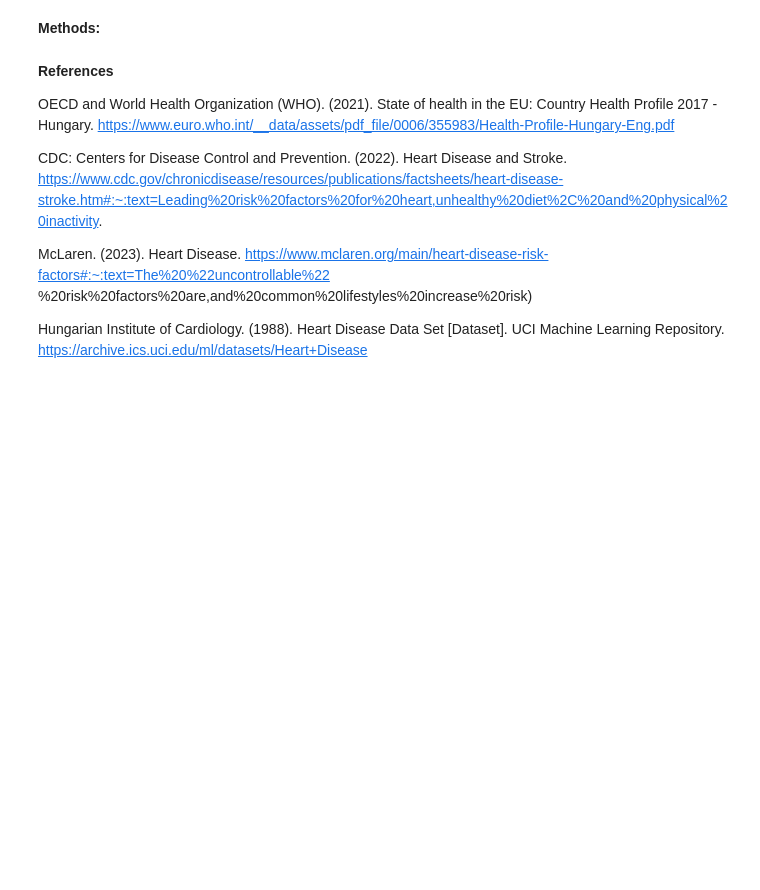
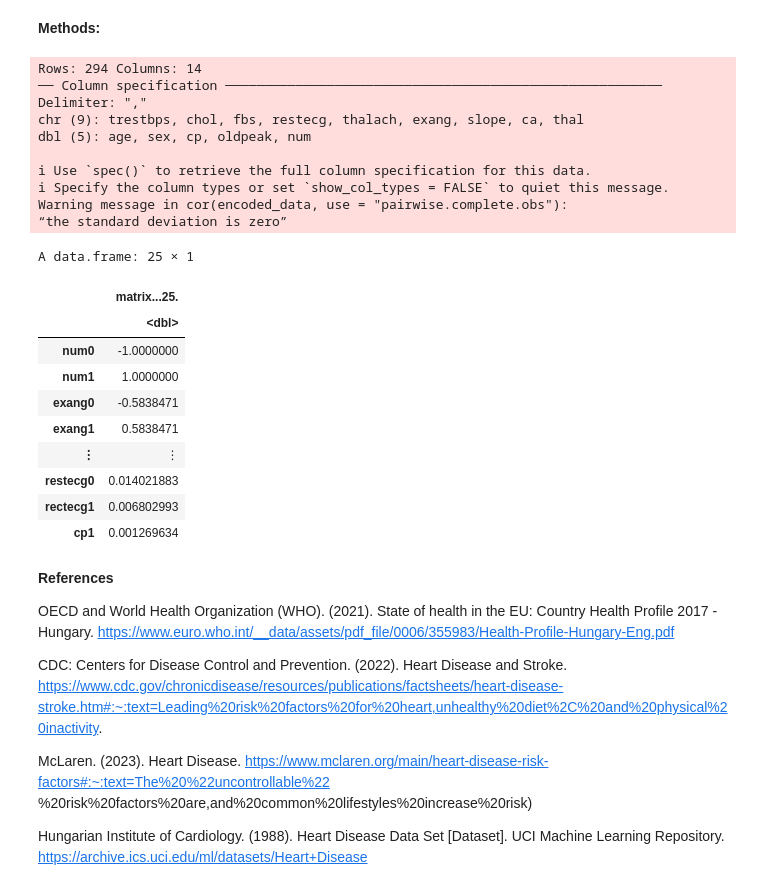
Before and after one commit to GeneRevo/DSCI100-007-Group10, a Jupyter notebook: 007_project_proposal.ipynb, the cells around one changed output. Drawn from its saved outputs; the diff is of its cells as text; code cells hidden in the pictures; blank space fills up the shorter version.

```diff
--- a/007_project_proposal.ipynb
+++ b/007_project_proposal.ipynb
@@ -176,5 +152,51 @@ Warning message:
 # %% [markdown]
 **Methods:**
+# %%
+#The loaded code + Any required changes and tidying (Data from Hungary)
+data <- read_csv("https://archive.ics.uci.edu/ml/machine-learning-databases/heart-disease/processed.hungarian.data",
+                          col_names = c("age", "sex", "cp", "trestbps", "chol", "fbs","restecg", "thalach", "exang", "oldpeak", "slope", "ca", "thal", "num"))
+
+#Changing any ? to NA in our dataset
+data[data=="?"]<-NA
+
+#Converting columns to correct type (mutate_if mutates columns based on provided conditions.) (mutate_at allows to mutate multiple columns to the same type)
+data <- data |> mutate_if(is.character, as.numeric) |> mutate_at(vars("sex", "cp", "fbs", "restecg", "exang", "ca", "thal", "num", "slope"), factor)
+
+#one-hot encoded data
+encoded_data <- data |> mutate(sex0 = ifelse(sex=="0",1,0), sex1 = ifelse(sex=="1",1,0),
+                      cp1 = ifelse(cp=="1",1,0), cp2 = ifelse(cp=="2",1,0), cp3 = ifelse(cp=="3",1,0), cp4 = ifelse(cp=="4",1,0),
+                      fbs0 = ifelse(fbs=="0",1,0), sex1 = ifelse(fbs=="1",1,0),
+                      restecg0 = ifelse( restecg=="0",1,0), rectecg1 = ifelse(restecg=="1",1,0), restecg2 = ifelse(restecg=="2",1,0),
+                      exang0 = ifelse(exang=="0",1,0), exang1 = ifelse(exang=="1",1,0),
+                      slope1 = ifelse(slope=="1",1,0), slope2 = ifelse(slope=="2",1,0), slope3 = ifelse(slope=="3",1,0),
+                      thal3 = ifelse(thal=="3",1,0), thal6 = ifelse(thal=="6",1,0), thal7 = ifelse(thal=="7",1,0),
+                      num0 = ifelse(num=="0",1,0), num1 = ifelse(num=="1",1,0)) |> select(-where(is.factor)) #Removing all factor coloumns from the dataframe.
+matrix <- cor(encoded_data, use = "pairwise.complete.obs") #creating a correlation matrix based on the above dataframe, and ignoring the NAs.
+num_df <- data.frame(matrix[,25]) #grabbing the 25th coloumn of the matrix as a dataframe.
+num_df <- num_df |> arrange(desc(abs(num_df))) #arranging the 25th column in a descending order based on absolute value to only account for the strength of the relationship not the direction.
+num_df
+# %% [output]
+Rows: 294 Columns: 14
+── Column specification ────────────────────────────────────────────────────────
+Delimiter: ","
+chr (9): trestbps, chol, fbs, restecg, thalach, exang, slope, ca, thal
+dbl (5): age, sex, cp, oldpeak, num
+
+ℹ Use `spec()` to retrieve the full column specification for this data.
+ℹ Specify the column types or set `show_col_types = FALSE` to quiet this message.
+Warning message in cor(encoded_data, use = "pairwise.complete.obs"):
+“the standard deviation is zero”
+A data.frame: 25 × 1
+|  | matrix...25. |
+|  | <dbl> |
+| num0 | -1.0000000 |
+| num1 | 1.0000000 |
+| exang0 | -0.5838471 |
+| exang1 | 0.5838471 |
+| ⋮ | ⋮ |
+| restecg0 | 0.014021883 |
+| rectecg1 | 0.006802993 |
+| cp1 | 0.001269634 |
 # %% [markdown]
 **References**
 
```
Also changed, not shown: parts of 3 cells of this notebook.
